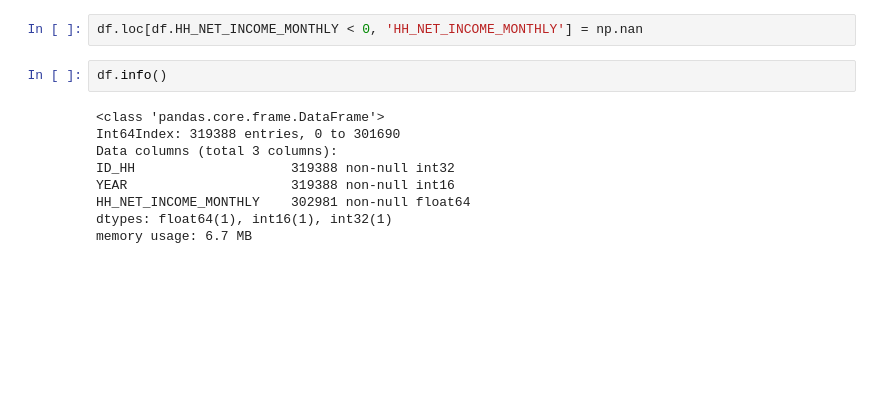
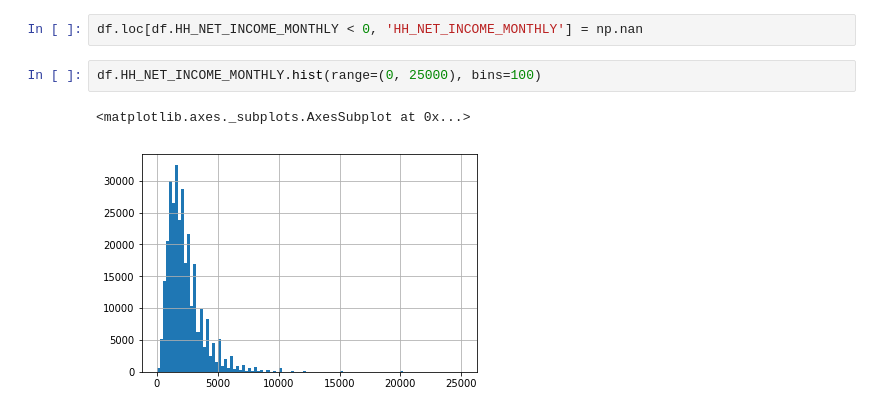
Before and after one commit to tobiasraabe/loc, a Jupyter notebook: src/exploration/explore_hgen.ipynb, the cells around one changed output. Saved outputs shown, nothing was run; the diff lists cells and outputs as text; blank space fills up the shorter version.

```diff
--- a/src/exploration/explore_hgen.ipynb
+++ b/src/exploration/explore_hgen.ipynb
@@ -18,14 +19,8 @@ df = df.rename(columns=VARIABLE_NAMES_HGEN)
 df.sort_values(['ID_HH', 'YEAR'], axis=0, inplace=True)
 # %%
 df.loc[df.HH_NET_INCOME_MONTHLY < 0, 'HH_NET_INCOME_MONTHLY'] = np.nan
-# %%
-df.info()
-# %% [output]
-<class 'pandas.core.frame.DataFrame'>
-Int64Index: 319388 entries, 0 to 301690
-Data columns (total 3 columns):
-ID_HH                    319388 non-null int32
-YEAR                     319388 non-null int16
-HH_NET_INCOME_MONTHLY    302981 non-null float64
-dtypes: float64(1), int16(1), int32(1)
-memory usage: 6.7 MB
+# %%
+df.HH_NET_INCOME_MONTHLY.hist(range=(0, 25000), bins=100)
+# %% [output]
+<matplotlib.axes._subplots.AxesSubplot at 0x...>
+[figure, added]
```
Also changed, not shown: parts of 2 cells of this notebook, 42 other files.
